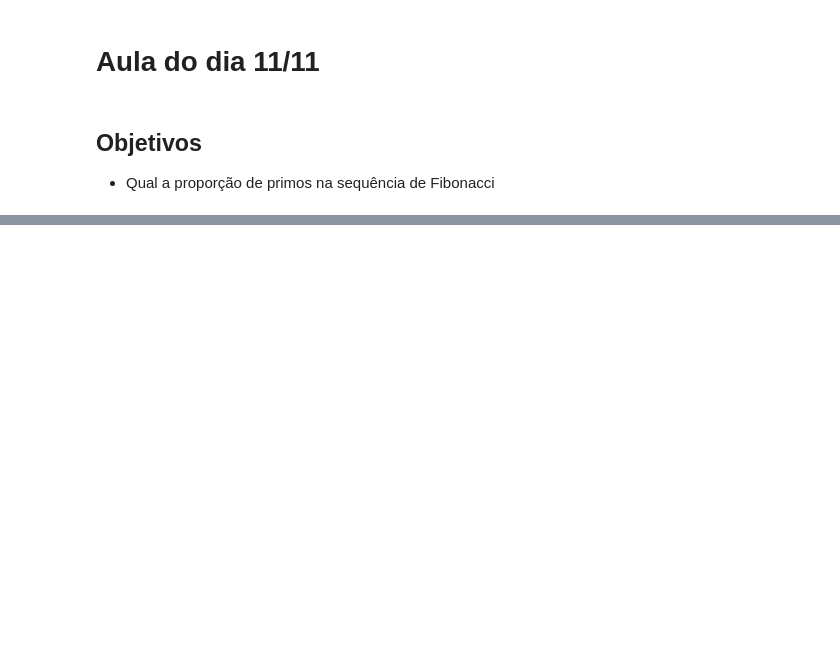
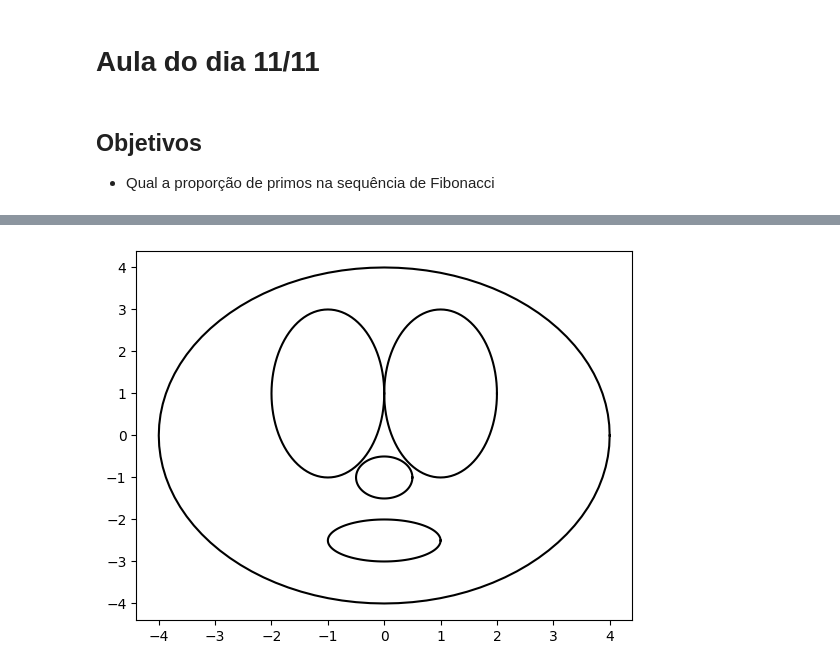
Before and after one commit to cloudallen/bocos, a Jupyter notebook: primos.ipynb, the cells around one changed output, grey strips where cells are left out. Cells and saved outputs as stored; diff of their text form; code cells hidden in the pictures; blank space fills up the shorter version.

```diff
--- a/primos.ipynb
+++ b/primos.ipynb
@@ -246,0 +258,54 @@ primos_ate(10**8)
+# %%
+import matplotlib.pyplot as plt
+import numpy as np
+fig,ax = plt.subplots()
+
+n = 20
+raio = 4
+centro = (2,1)
+N = 100
+
+def circulo(centro,raio,n_pts,angulo=0):
+    Xs = [centro[0]+raio*np.cos(2*i*np.pi/n_pts+np.pi*angulo/180) for i in range(n_pts+1)]
+    Ys = [centro[1]+raio*np.sin(2*i*np.pi/n_pts+np.pi*angulo/180) for i in range(n_pts+1)]
+    return (Xs,Ys)
+
+def elipse(centro,eixox,eixoy,n_pts,angulo=0):
+    Xs = [centro[0]+eixox*np.cos(2*i*np.pi/n_pts+np.pi*angulo/180) for i in range(n_pts+1)]
+    Ys = [centro[1]+eixoy*np.sin(2*i*np.pi/n_pts+np.pi*angulo/180) for i in range(n_pts+1)]
+    return (Xs,Ys)
+
+def plot_circulo(centro,raio,n_pts = 0, precisao = 100, angulo=0 ):
+    (PXs,PYs) = circulo(centro,raio,n_pts)
+    (Xs,Ys) = circulo(centro,raio,precisao)
+    ax.plot(Xs,Ys,'-')
+    ax.plot(PXs,PYs,'o')
+    ax.plot(centro[0],centro[1],'x')
+
+def plot_poligono(centro,raio,n_pts,angulo=0):
+    (PXs,PYs) = circulo(centro,raio,n_pts,angulo)
+    ax.plot(centro[0],centro[1],'x')
+    ax.plot(PXs,PYs,'-o',color='k')
+    ax.plot((centro[0],centro[0]+raio),(centro[1],centro[1]),'-',color='b')
+    ax.plot((centro[0],PXs[0]),(centro[1],PYs[0]),color='r')
+
+def plot_carinha():
+    centro = [0,0]
+    raio = 4
+    eixox = 1
+    eixoy = 2
+    (Pxs,Pys) = circulo([0,0],4,100,0)
+    (Qxs,Qys) = elipse([-1,1],eixox,eixoy,100,0)
+    (Rxs,Rys) = elipse([1,1],eixox,eixoy,100,0)
+    (Sxs,Sys) = elipse([0,-1],eixox=0.5,eixoy=0.5, n_pts=100, angulo=0)
+    (Txs,Tys) = elipse([0,-2.5],eixox=1,eixoy=0.5, n_pts=100, angulo=0)
+    ax.plot(Pxs,Pys,'-',color='k')
+    ax.plot(Qxs,Qys,'-',color='k')
+    ax.plot(Rxs,Rys,'-',color='k')
+    ax.plot(Sxs,Sys,'-',color='k')
+    ax.plot(Txs,Tys,'-',color='k')
+
+plot_carinha()
+plt.show()
+# %% [output]
+[figure, added]
```
Also changed, not shown: parts of 6 cells of this notebook, 1 other file.
